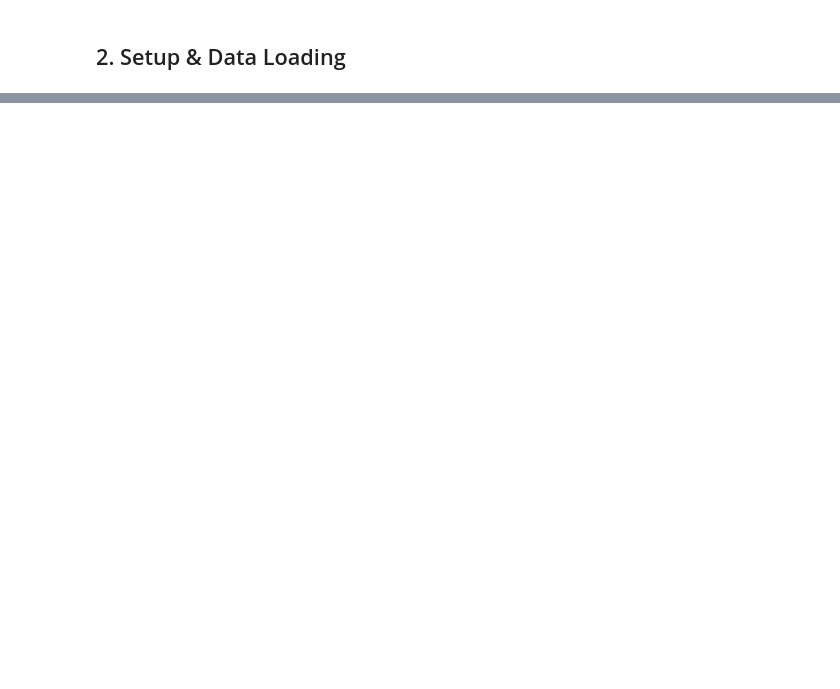
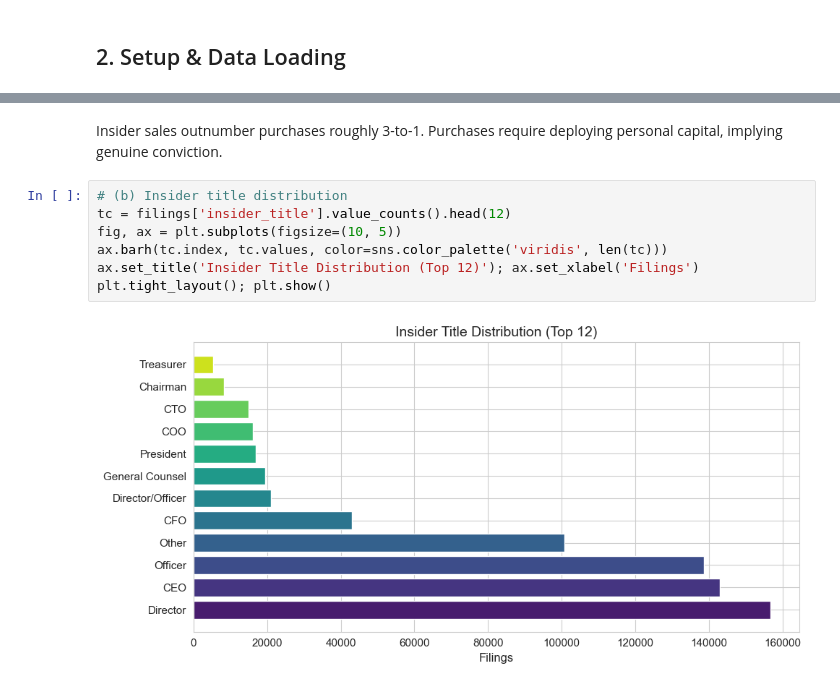
Before and after one commit to zaranip/ml-final-project, a Jupyter notebook: insider_trading_signals.ipynb, the cells around one changed output, grey strips where cells are left out. Saved outputs shown, nothing was run; the diff lists cells and outputs as text; blank space fills up the shorter version.

```diff
--- a/insider_trading_signals.ipynb
+++ b/insider_trading_signals.ipynb
@@ -966,0 +117,12 @@ plt.tight_layout(); plt.show()
+# %% [markdown]
+Insider sales outnumber purchases roughly 3-to-1. Purchases require
+deploying personal capital, implying genuine conviction.
+# %%
+# (b) Insider title distribution
+tc = filings['insider_title'].value_counts().head(12)
+fig, ax = plt.subplots(figsize=(10, 5))
+ax.barh(tc.index, tc.values, color=sns.color_palette('viridis', len(tc)))
+ax.set_title('Insider Title Distribution (Top 12)'); ax.set_xlabel('Filings')
+plt.tight_layout(); plt.show()
+# %% [output]
+[figure, added]
```
Also changed, not shown: parts of 92 cells of this notebook, 6 other files.
